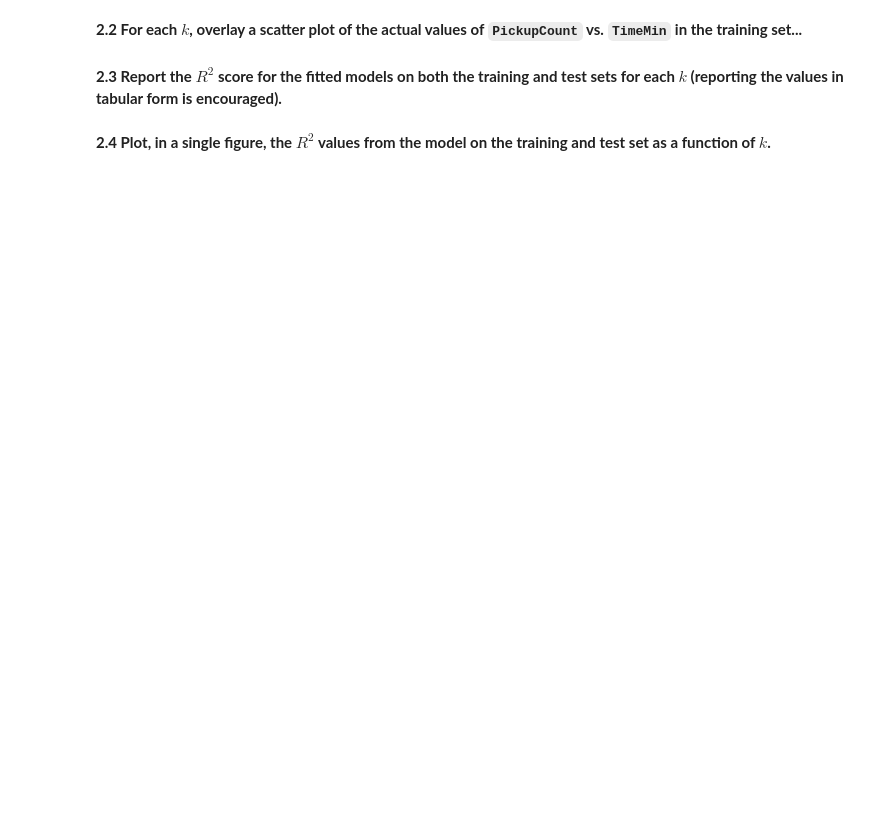
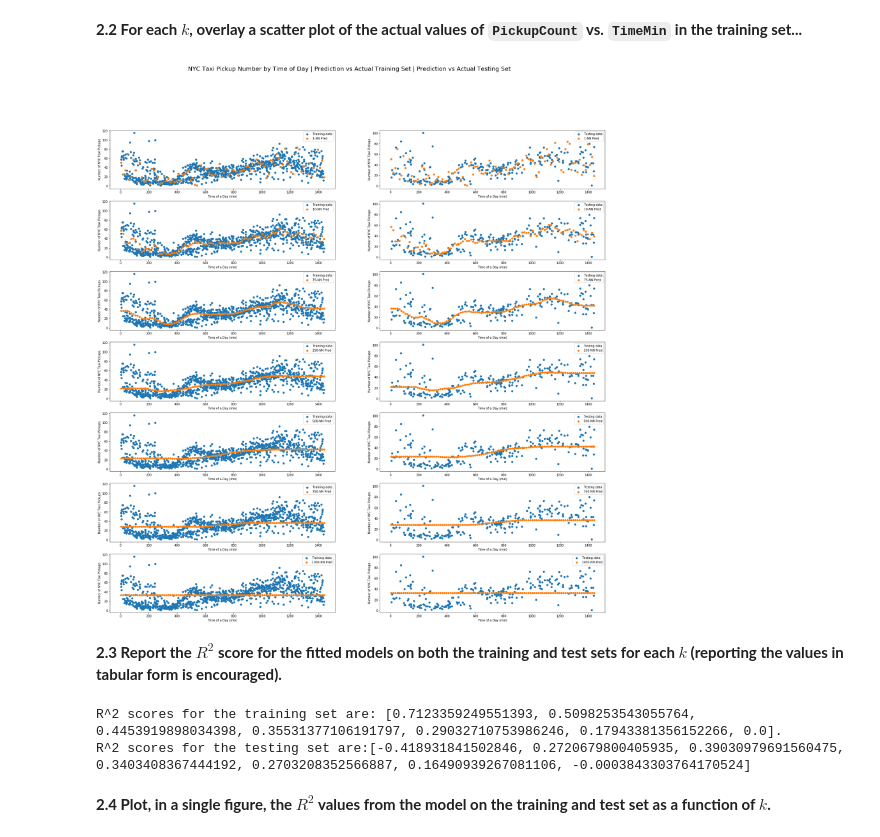
Before and after one commit to jadekessler3/2019-CS109A, a Jupyter notebook: content/homeworks/cs109a_hw2/cs109a_hw2.ipynb, the cells around one changed output. Saved outputs shown, nothing was run; the diff lists cells and outputs as text; code cells hidden in the pictures; blank space fills up the shorter version.

```diff
--- a/content/homeworks/cs109a_hw2/cs109a_hw2.ipynb
+++ b/content/homeworks/cs109a_hw2/cs109a_hw2.ipynb
@@ -177,2 +220,33 @@ In lecture we've seen k-Nearest Neighbors (k-NN) Regression, a non-parametric re
+# %%
+# your code here
+
+#make figure
+fig, ax = plt.subplots(7,2, figsize=(30,30))
+fig.suptitle("NYC Taxi Pickup Number by Time of Day | Prediction vs Actual Training Set | Prediction vs Actual Testing Set", fontsize=20)
+
+#make subplots
+row = 0
+xgrid = np.linspace(np.min(x_train), np.max(x_train), 100)
+
+for k, regressor in KNNModels.items():
+    predictions = regressor.predict(xgrid.reshape(-1,1))
+    #Prediction vs Training subplots in first column
+    ax[row,0].scatter(x_train, y_train, label="Training data")
+    ax[row,0].scatter(xgrid, predictions, label="{}-NN Pred".format(k))
+    ax[row,0].legend();
+    ax[row,0].set_xlabel("Time of a Day (min)")
+    ax[row,0].set_ylabel("Number of NYC Taxi Pickups")
+
+    #Prediction vs Testing subplots in second column
+    ax[row,1].scatter(x_test, y_test, label="Testing data")
+    ax[row,1].scatter(xgrid, predictions, label="{}-NN Pred".format(k))
+    ax[row,1].legend();
+    ax[row,1].set_xlabel("Time of a Day (min)")
+    ax[row,1].set_ylabel("Number of NYC Taxi Pickups")
+
+
+    row += 1
+# %% [output]
+[figure, added]
 # %% [markdown]
 **2.3 Report the $R^2$ score for the fitted models on both the training and test sets for each $k$ (reporting the values in tabular form is encouraged).**
@@ -181,2 +253,18 @@ In lecture we've seen k-Nearest Neighbors (k-NN) Regression, a non-parametric re
+# %%
+# your code here
+scores_train = []
+scores_test = []
+
+# Calculate R^2 score
+for k, regressor in KNNModels.items():
+    score_train = regressor.score(x_train, y_train)
+    score_test = regressor.score(x_test, y_test)
+    scores_train.append(score_train)
+    scores_test.append(score_test)
+
+print("R^2 scores for the training set are: {}.\nR^2 scores for the testing set are:{}".format(scores_train, scores_test))
+# %% [output]
+R^2 scores for the training set are: [0.7123359249551393, 0.5098253543055764, 0.4453919898034398, 0.35531377106191797, 0.29032710753986246, 0.17943381356152266, 0.0].
+R^2 scores for the testing set are:[-0.418931841502846, 0.2720679800405935, 0.39030979691560475, 0.3403408367444192, 0.2703208352566887, 0.16490939267081106, -0.0003843303764170524]
 # %% [markdown]
 **2.4 Plot, in a single figure, the $R^2$ values from the model on the training and test set as a function of $k$.**
```
Also changed, not shown: parts of 32 cells of this notebook, 2 other files.
